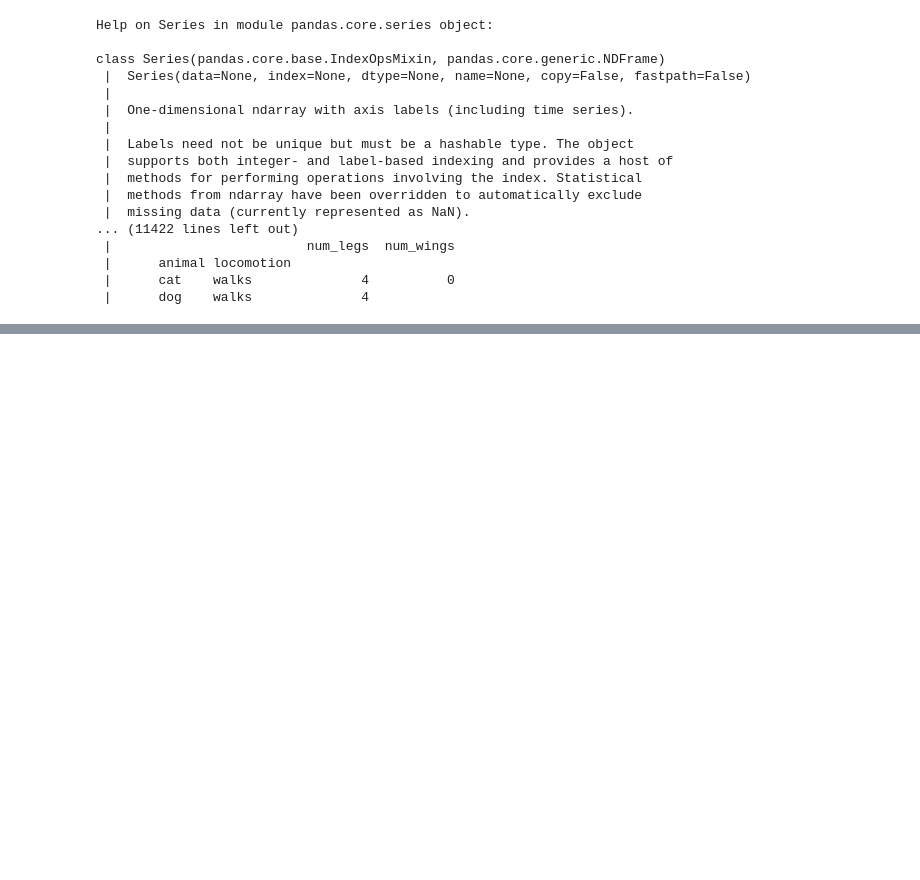
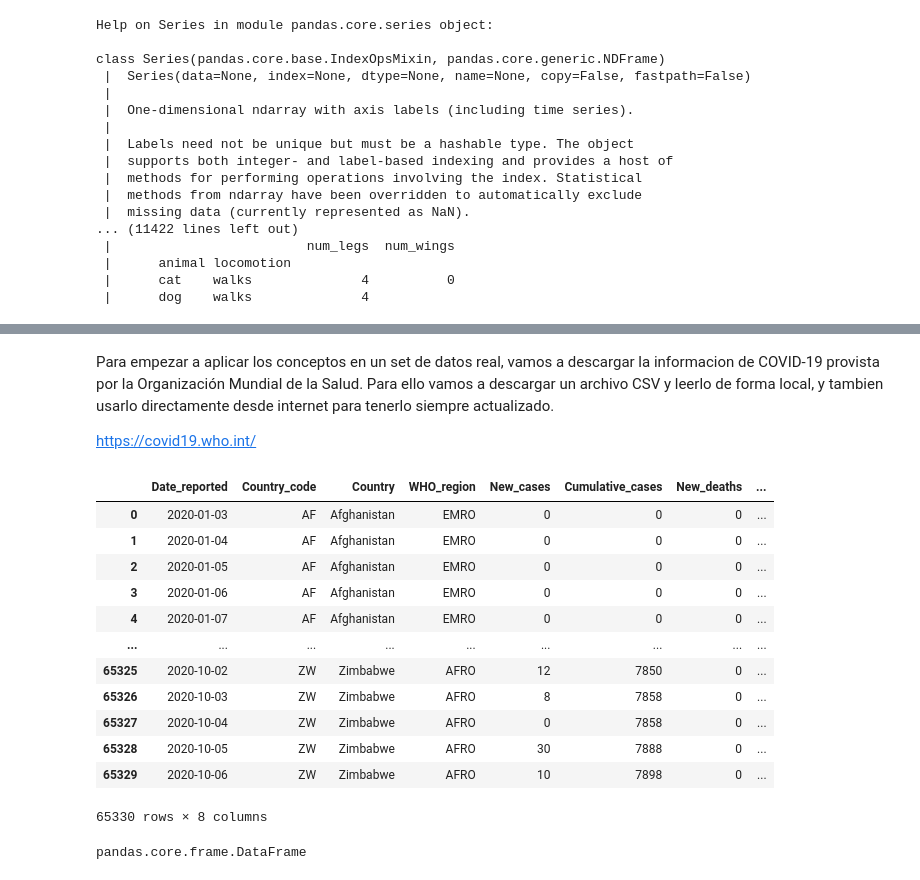
Before and after one commit to fedeturi/icda-python-para-finanzas, a Jupyter notebook: ICDA-Python_Clase6.ipynb, the cells around one changed output, grey strips where cells are left out. Cells and saved outputs as stored; diff of their text form; code cells hidden in the pictures; blank space fills up the shorter version.

```diff
--- a/ICDA-Python_Clase6.ipynb
+++ b/ICDA-Python_Clase6.ipynb
@@ -439,0 +330,5 @@ a.max()
+# %% [markdown]
+Para empezar a aplicar los conceptos en un set de datos real, vamos a descargar la informacion de COVID-19 provista por la Organización Mundial de la Salud.
+Para ello vamos a descargar un archivo CSV y leerlo de forma local, y tambien usarlo directamente desde internet para tenerlo siempre actualizado.
+
+https://covid19.who.int/
@@ -439,0 +337,22 @@ a.max()
+# %%
+covid_global_web = pd.read_csv('https://covid19.who.int/WHO-COVID-19-global-data.csv')
+# %%
+covid_global_web
+# %% [output]
+|  | Date_reported | Country_code | Country | WHO_region | New_cases | Cumulative_cases | New_deaths | ... |
+| 0 | 2020-01-03 | AF | Afghanistan | EMRO | 0 | 0 | 0 | ... |
+| 1 | 2020-01-04 | AF | Afghanistan | EMRO | 0 | 0 | 0 | ... |
+| 2 | 2020-01-05 | AF | Afghanistan | EMRO | 0 | 0 | 0 | ... |
+| 3 | 2020-01-06 | AF | Afghanistan | EMRO | 0 | 0 | 0 | ... |
+| 4 | 2020-01-07 | AF | Afghanistan | EMRO | 0 | 0 | 0 | ... |
+| ... | ... | ... | ... | ... | ... | ... | ... | ... |
+| 65325 | 2020-10-02 | ZW | Zimbabwe | AFRO | 12 | 7850 | 0 | ... |
+| 65326 | 2020-10-03 | ZW | Zimbabwe | AFRO | 8 | 7858 | 0 | ... |
+| 65327 | 2020-10-04 | ZW | Zimbabwe | AFRO | 0 | 7858 | 0 | ... |
+| 65328 | 2020-10-05 | ZW | Zimbabwe | AFRO | 30 | 7888 | 0 | ... |
+| 65329 | 2020-10-06 | ZW | Zimbabwe | AFRO | 10 | 7898 | 0 | ... |
+65330 rows × 8 columns
+# %%
+type(covid_global_web)
+# %% [output]
+pandas.core.frame.DataFrame
```
Also changed, not shown: parts of 55 cells of this notebook, 2 other files.
